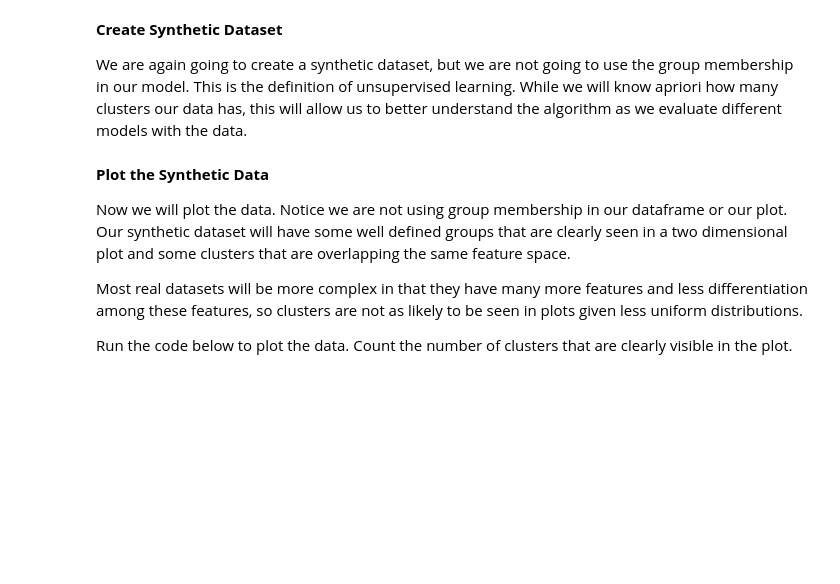
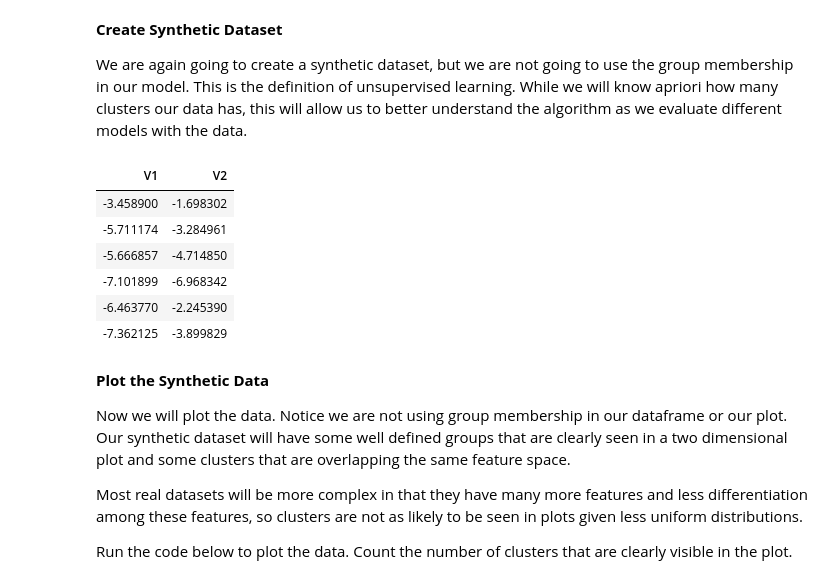
Before and after one commit to azbones/cis503_machine_learning, a Jupyter notebook: machine_learning_r.ipynb, the cells around one changed output. Cells and saved outputs as stored; diff of their text form; code cells hidden in the pictures; blank space fills up the shorter version.

```diff
--- a/machine_learning_r.ipynb
+++ b/machine_learning_r.ipynb
@@ -239,9 +282,17 @@ We are again going to create a synthetic dataset, but we are not going to use th
 # %%
 # Generate a 2 dimensional synthetic dataset for K-Means
 
-data_points_2d_km <- make_blobs(n = 5000, centers = 10, min = -15, max = 15, sd = 2, n_features = 2, seed = 1)
+data_points_2d_km <- make_blobs(n = 5000, centers = 10, min = -15, max = 15, var = 2, n_features = 2, seed = 1)
 data_points_2d_km$y <- NULL
 head(data_points_2d_km)
+# %% [output]
+| V1 | V2 |
+| -3.458900 | -1.698302 |
+| -5.711174 | -3.284961 |
+| -5.666857 | -4.714850 |
+| -7.101899 | -6.968342 |
+| -6.463770 | -2.245390 |
+| -7.362125 | -3.899829 |
 # %% [markdown]
 **Plot the Synthetic Data**
 
```
Also changed, not shown: parts of 18 cells of this notebook, 1 other file.
